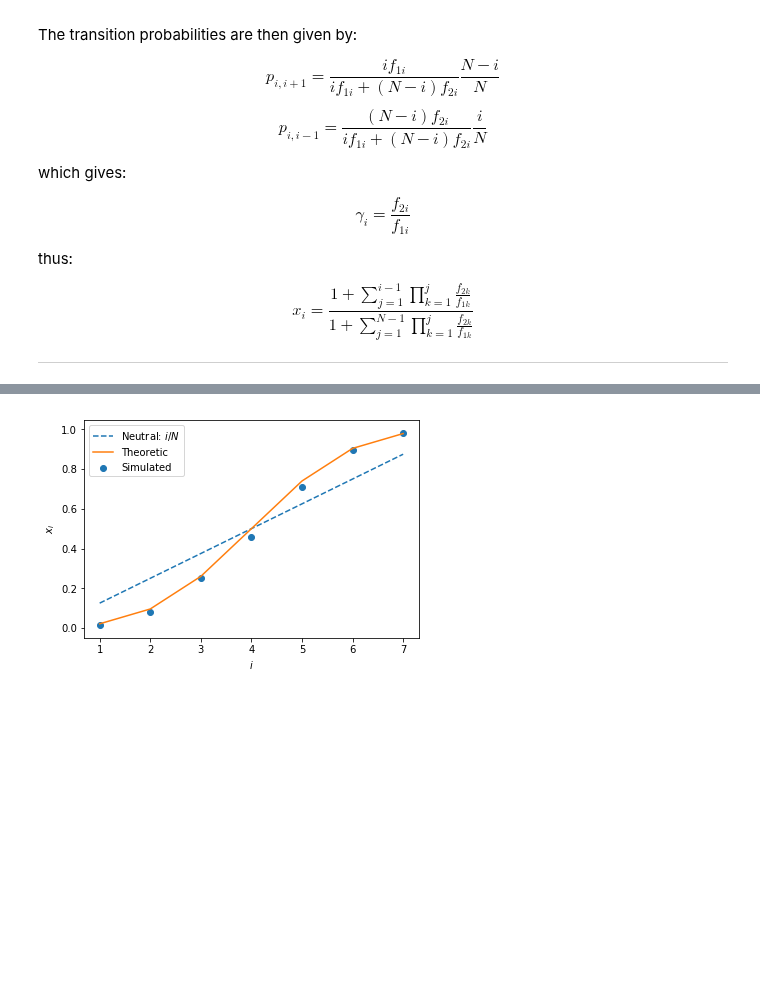
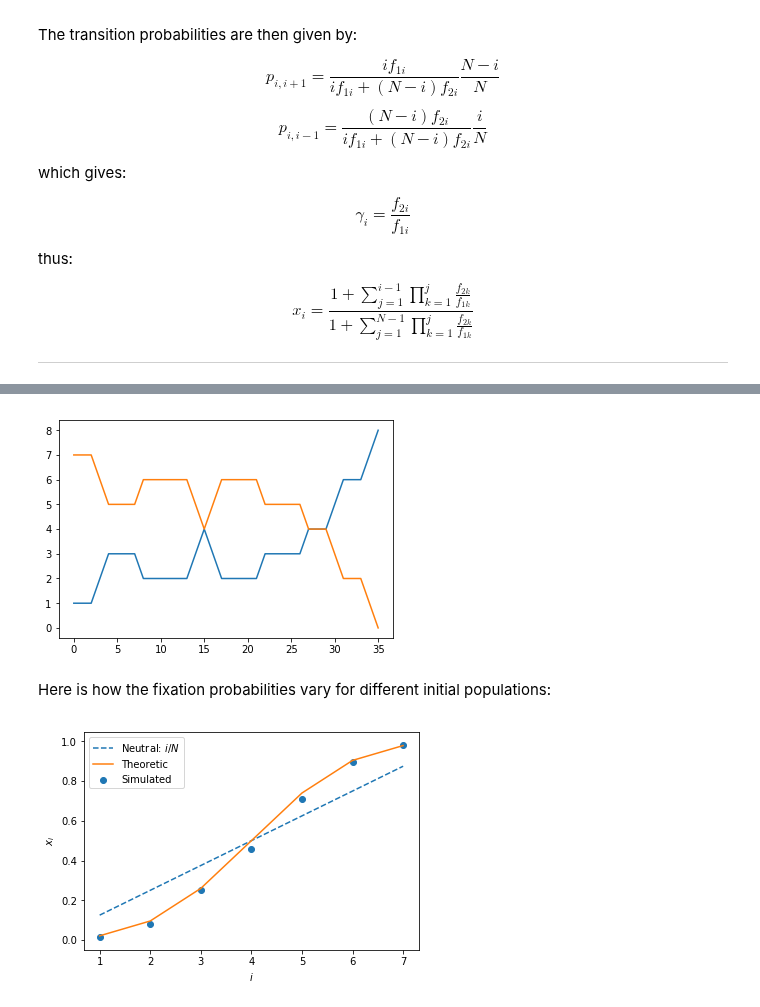
Before and after one commit to drvinceknight/gt, a Jupyter notebook: nbs/chapters/12-Moran-processes.ipynb, the cells around one changed output, grey strips where cells are left out. Drawn from its saved outputs; the diff is of its cells as text; code cells hidden in the pictures; blank space fills up the shorter version.

Commit message:
Add a plot of a specific Moran Process.
Closes #27.

```diff
--- a/nbs/chapters/12-Moran-processes.ipynb
+++ b/nbs/chapters/12-Moran-processes.ipynb
@@ -321,7 +333,12 @@ def fixation(N, game, i=None, repetitions=10):
 # %%
 N = 8
 A = np.array([[4, 1],
               [1, 4]])
+plt.plot(moran(N=N, i=1, seed=409, game=A));
+# %% [output]
+[figure, added]
+# %% [markdown]
+Here is how the fixation probabilities vary for different initial populations:
 # %%
 probabilities = [fixation(N, i=i, game=A, repetitions=500) for i in range(1, N)]
 plt.scatter(range(1, N), probabilities, label="Simulated")
```
Also changed, not shown: parts of 1 cell of this notebook, 1 other file.
